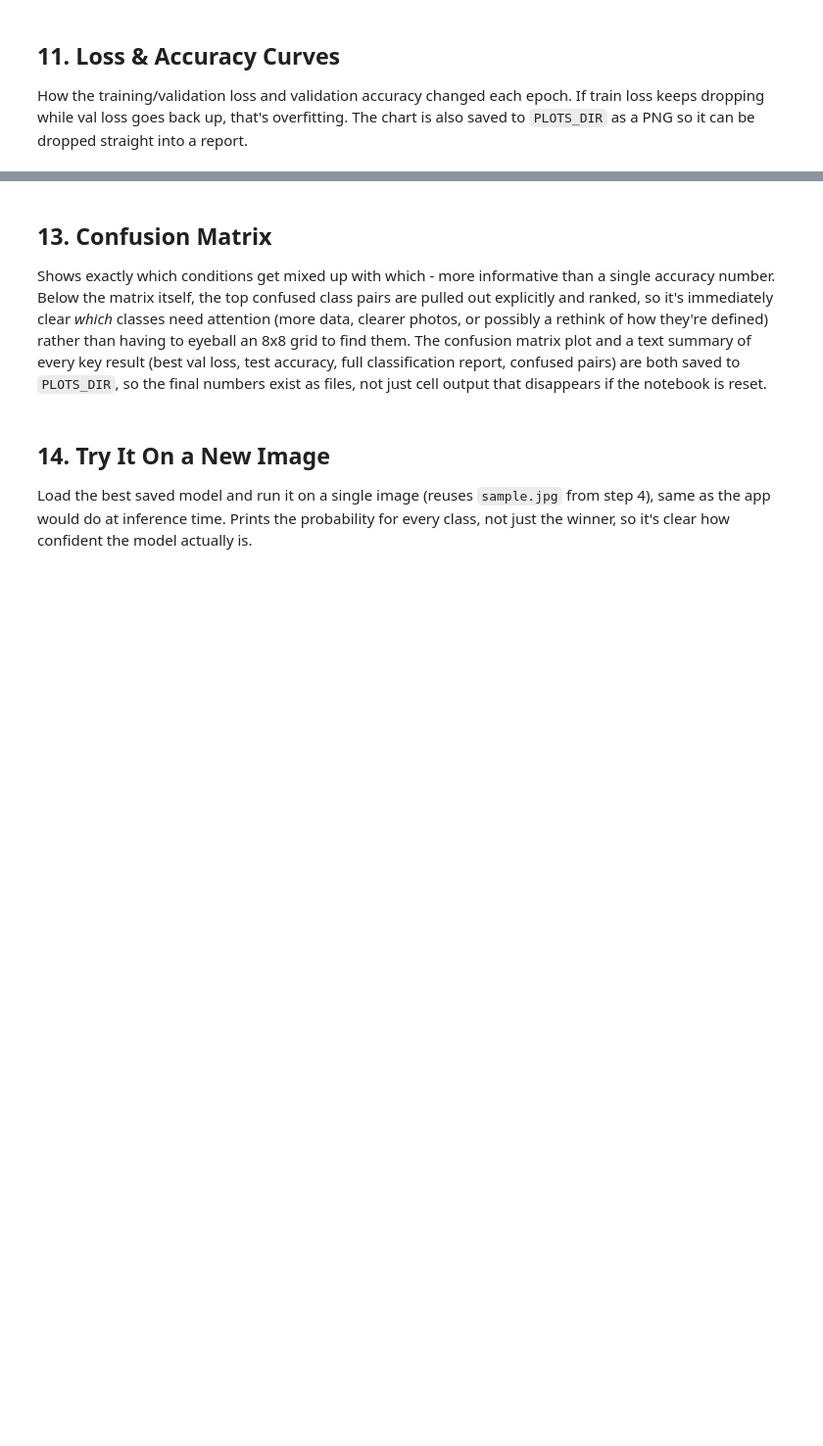
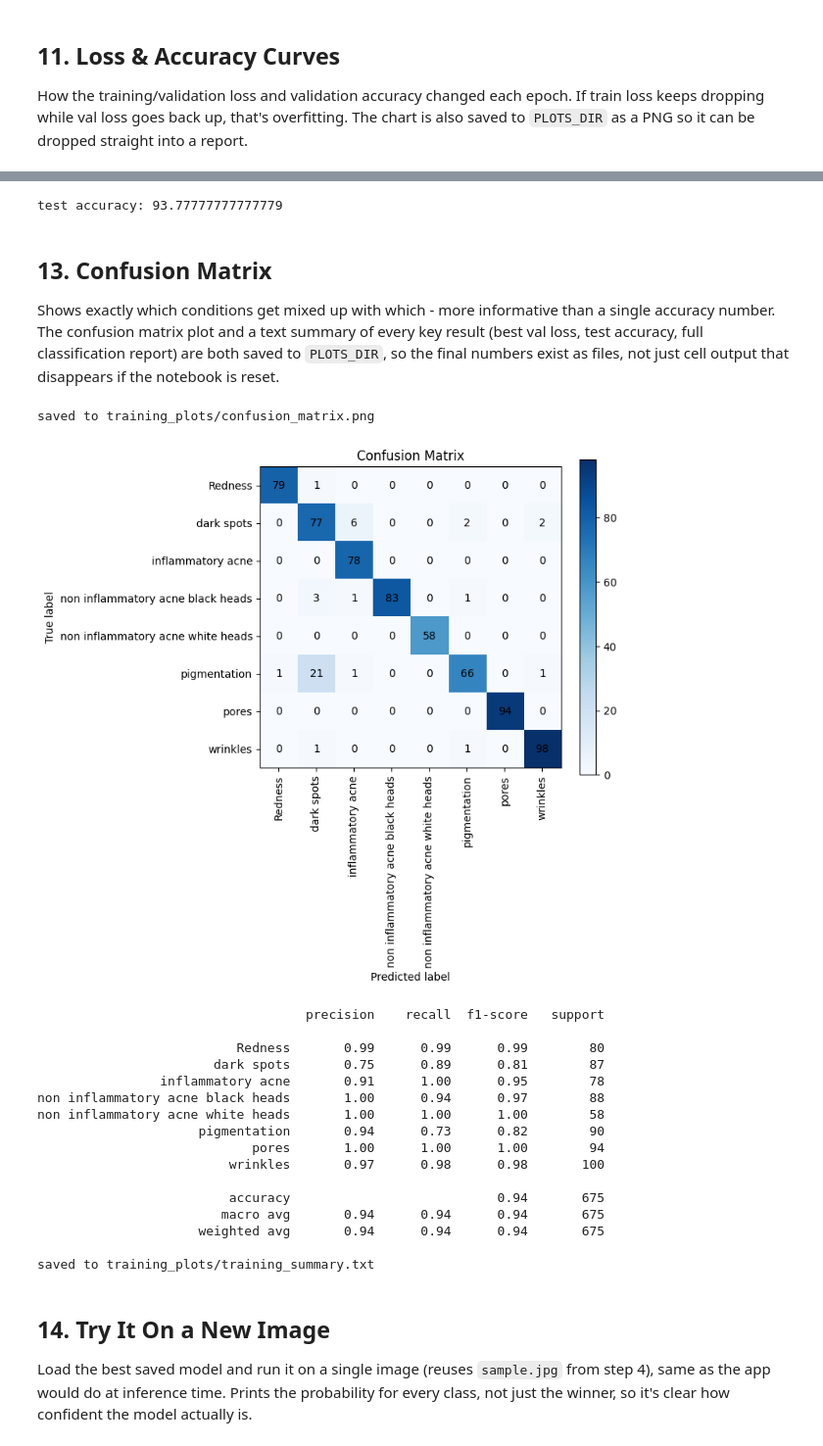
Before and after one commit to sagunadk07/Tvisha-Your-Skincare-Partner, a Jupyter notebook: dataset.ipynb, the cells around one changed output, grey strips where cells are left out. Shown at 98% size. Cells and saved outputs as stored; diff of their text form; code cells hidden in the pictures; blank space fills up the shorter version.

```diff
--- a/dataset.ipynb
+++ b/dataset.ipynb
@@ -514,7 +506,13 @@ print('test accuracy (with horizontal-flip TTA, diagnostic only - not used by th
+# %%
+model.load_state_dict(torch.load(SAVE_PATH, map_location=DEVICE))
+_, test_acc = run_epoch(model, test_loader, training=False)
+print('test accuracy:', test_acc * 100)
+# %% [output]
+test accuracy: 93.77777777777779
 # %% [markdown]
 ## 13. Confusion Matrix
 
-Shows exactly which conditions get mixed up with which - more informative than a single accuracy number. Below the matrix itself, the top confused class pairs are pulled out explicitly and ranked, so it's immediately clear *which* classes need attention (more data, clearer photos, or possibly a rethink of how they're defined) rather than having to eyeball an 8x8 grid to find them. The confusion matrix plot and a text summary of every key result (best val loss, test accuracy, full classification report, confused pairs) are both saved to `PLOTS_DIR`, so the final numbers exist as files, not just cell output that disappears if the notebook is reset.
+Shows exactly which conditions get mixed up with which - more informative than a single accuracy number. The confusion matrix plot and a text summary of every key result (best val loss, test accuracy, full classification report) are both saved to `PLOTS_DIR`, so the final numbers exist as files, not just cell output that disappears if the notebook is reset.
 # %%
 model.eval()
 
@@ -540,60 +538,54 @@ tick_marks = np.arange(NUM_CLASSES)
 plt.xticks(tick_marks, CLASS_NAMES, rotation=90)
 plt.yticks(tick_marks, CLASS_NAMES)
 plt.xlabel('Predicted label')
 plt.ylabel('True label')
 
 # write the count inside each box of the grid
 for row_index, row in enumerate(cm):
     for col_index, count in enumerate(row):
         plt.text(col_index, row_index, count, ha='center', va='center')
 
 plt.tight_layout()
 cm_plot_path = os.path.join(PLOTS_DIR, 'confusion_matrix.png')
 plt.savefig(cm_plot_path, dpi=300)
 print('saved to', cm_plot_path)
 plt.show()
 
 report_text = classification_report(all_labels, all_preds, target_names=CLASS_NAMES)
 print(report_text)
 
-# pull out the specific class pairs the model confuses most, ranked by how often it happens
-# (off-diagonal cells only - the diagonal is correct predictions, not confusion)
-confused_pairs = []
-for true_idx in range(NUM_CLASSES):
-    for pred_idx in range(NUM_CLASSES):
-        if true_idx == pred_idx:
-            continue
-        count = cm[true_idx][pred_idx]
-        if count > 0:
-            confused_pairs.append((count, CLASS_NAMES[true_idx], CLASS_NAMES[pred_idx]))
-confused_pairs.sort(reverse=True)
-
-print('\nTop confused pairs (true label -> predicted label : how many times):')
-confused_pairs_lines = []
-for count, true_name, pred_name in confused_pairs[:10]:
-    line = f'  {true_name} -> {pred_name} : {count}'
-    print(line)
-    confused_pairs_lines.append(line)
-
 # save every key number to a text file too, so the results survive a notebook reset
 summary_path = os.path.join(PLOTS_DIR, 'training_summary.txt')
 with open(summary_path, 'w') as f:
     f.write('===== SKIN CONDITION CLASSIFICATION SUMMARY =====\n\n')
     f.write(f'Classes: {CLASS_NAMES}\n')
-    f.write(f'Dataset split (stratified): train={n_train}, val={n_val}, test={n_test}\n')
-    f.write('Training loader used a WeightedRandomSampler to offset class imbalance (see step 7)\n')
-    f.write(f'Mixup used during final training: alpha={MIXUP_ALPHA} (see step 2/8)\n\n')
+    f.write(f'Dataset split: train={n_train}, val={n_val}, test={n_test}\n\n')
     f.write(f'Grid search winner: optimizer={best_optimizer_name}, lr={LR}, mini-run epochs={best_grid_epochs}\n')
     f.write(f'Best epoch in final training: {best_epoch}\n')
     f.write(f'Best validation loss: {best_val_loss:.4f}\n')
-    f.write(f'Final test accuracy (plain, matches the deployed app): {test_acc * 100:.2f}%\n')
-    f.write(f'Final test accuracy (with horizontal-flip TTA, diagnostic only): {test_acc_tta * 100:.2f}%\n\n')
+    f.write(f'Final test accuracy: {test_acc * 100:.2f}%\n\n')
     f.write('Classification Report:\n')
     f.write(report_text)
-    f.write('\nTop confused pairs (true label -> predicted label : how many times):\n')
-    f.write('\n'.join(confused_pairs_lines))
-    f.write('\n')
 print('saved to', summary_path)
+# %% [output]
+saved to training_plots/confusion_matrix.png
+[figure, added]
+                                   precision    recall  f1-score   support
+
+                          Redness       0.99      0.99      0.99        80
+                       dark spots       0.75      0.89      0.81        87
+                inflammatory acne       0.91      1.00      0.95        78
+non inflammatory acne black heads       1.00      0.94      0.97        88
+non inflammatory acne white heads       1.00      1.00      1.00        58
+                     pigmentation       0.94      0.73      0.82        90
+                            pores       1.00      1.00      1.00        94
+                         wrinkles       0.97      0.98      0.98       100
+
+                         accuracy                           0.94       675
+                        macro avg       0.94      0.94      0.94       675
+                     weighted avg       0.94      0.94      0.94       675
+
+saved to training_plots/training_summary.txt
 # %% [markdown]
 ## 14. Try It On a New Image
 
```
Also changed, not shown: parts of 28 cells of this notebook.
